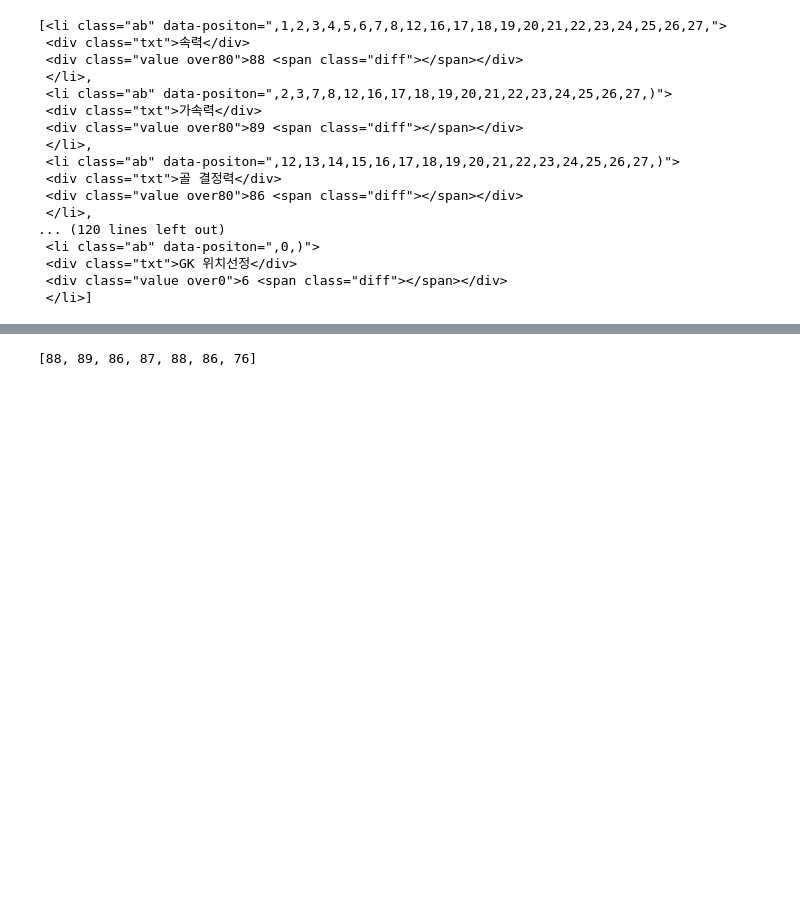
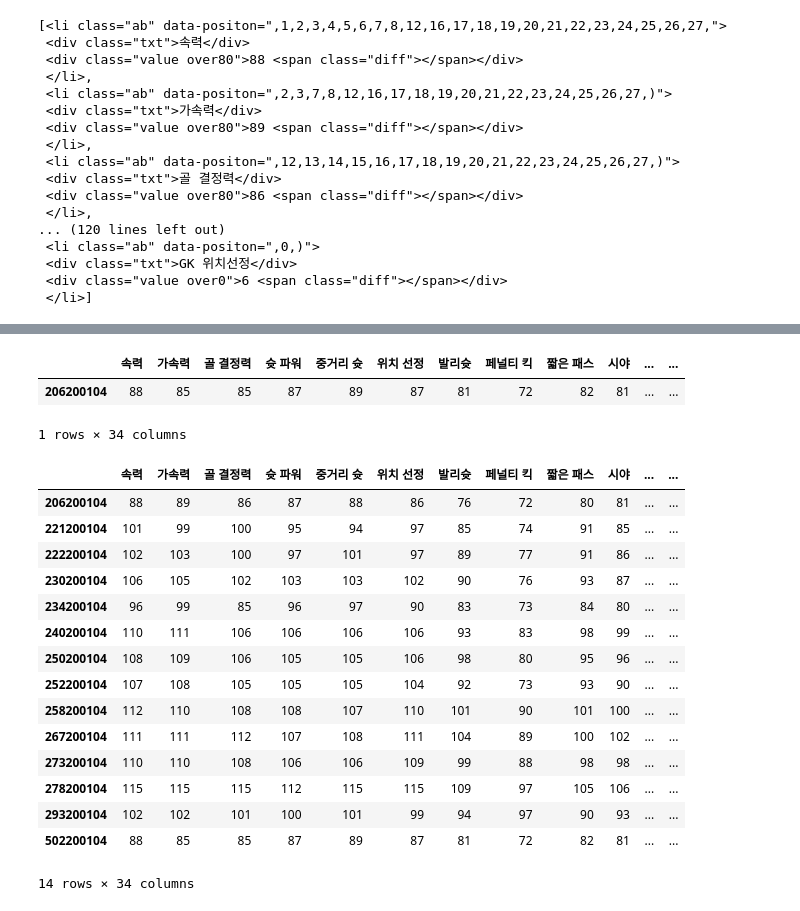
Before and after one commit to jikukjs/FiFa4_API_project, a Jupyter notebook: main.ipynb, the cells around one changed output, grey strips where cells are left out. Drawn from its saved outputs; the diff is of its cells as text; code cells hidden in the pictures; blank space fills up the shorter version.

```diff
--- a/main.ipynb
+++ b/main.ipynb
@@ -289,10 +298,14 @@ bs.select('#middle > div > div > div:nth-child(2) > div.content.data_detail > di
 len_ability = len(bs.select('#middle > div > div > div:nth-child(2) > div.content.data_detail > div > div.content_bottom > ul.data_wrap > li.ab'))
 # %%
 ability_list = []
+ability_name_list = []
 for idx in range(len_ability):
     string =  bs.select('#middle > div > div > div:nth-child(2) > div.content.data_detail > div > div.content_bottom > ul.data_wrap > li.ab')[idx].text
     ability_number = re.findall(r'\d+', string)
+    ability_name = re.compile('[가-힣|A-Z ]+').findall(string)
     ability_list.extend(ability_number)
+    ability_name_list.extend(ability_name)
 ability_list = list(map(int,ability_list))
-ability_list
+ability_name_list = ability_name_list[0::2]
+#ability_name_list
 # %% [output]
@@ -316,10 +329,55 @@ ability_list
+# %%
+heungmin_ability = pd.DataFrame(ability_list,index=ability_name_list, columns=['206200104'])
+heungmin_ability.transpose()
+# %% [output]
+|  | 속력 | 가속력 | 골 결정력 | 슛 파워 | 중거리 슛 | 위치 선정 | 발리슛 | 페널티 킥 | 짧은 패스 | 시야 | ... | ... |
+| 206200104 | 88 | 85 | 85 | 87 | 89 | 87 | 81 | 72 | 82 | 81 | ... | ... |
+1 rows × 34 columns
 # %%
-ability_list = []
-for idx in range(7):
-    string =  bs.select('#middle > div > div > div:nth-child(2) > div.content.data_detail > div > div.content_bottom > ul.data_wrap > li.ab')[idx].text
-    ability_number = re.findall(r'\d+', string)
-    ability_list.extend(ability_number)
-ability_list = list(map(int,ability_list))
-ability_list
+def heungmin_ability_func(spid):
+    response = requests.get(
+    f'https://fifaonline4.nexon.com/DataCenter/PlayerInfo?spid={spid}',
+    headers={
+        'User-Agent': 'Mozilla 5.0'
+        }
+    )
+    bs = BeautifulSoup(response.text, 'lxml')
+
+    ability_list = []
+    ability_name_list = []
+    for idx in range(len_ability):
+        string =  bs.select('#middle > div > div > div:nth-child(2) > div.content.data_detail > div > div.content_bottom > ul.data_wrap > li.ab')[idx].text
+        ability_number = re.findall(r'\d+', string)
+        ability_name = re.compile('[가-힣|A-Z ]+').findall(string)
+        ability_list.extend(ability_number)
+        ability_name_list.extend(ability_name)
+    ability_list = list(map(int,ability_list))
+    ability_name_list = ability_name_list[0::2]
+
+    return ability_list,ability_name_list
-# %% [output]
-[88, 89, 86, 87, 88, 86, 76]
+# %%
+heungmin_ability = pd.DataFrame()
+for spid in no_duplicates_heungmin:
+    ability_list,ability_name_list = heungmin_ability_func(spid)
+    temp = pd.DataFrame(ability_list,index=ability_name_list, columns=[spid])
+    temp = temp.transpose()
+    heungmin_ability = heungmin_ability.append(temp)
+# %%
+heungmin_ability
+# %% [output]
+|  | 속력 | 가속력 | 골 결정력 | 슛 파워 | 중거리 슛 | 위치 선정 | 발리슛 | 페널티 킥 | 짧은 패스 | 시야 | ... | ... |
+| 206200104 | 88 | 89 | 86 | 87 | 88 | 86 | 76 | 72 | 80 | 81 | ... | ... |
+| 221200104 | 101 | 99 | 100 | 95 | 94 | 97 | 85 | 74 | 91 | 85 | ... | ... |
+| 222200104 | 102 | 103 | 100 | 97 | 101 | 97 | 89 | 77 | 91 | 86 | ... | ... |
+| 230200104 | 106 | 105 | 102 | 103 | 103 | 102 | 90 | 76 | 93 | 87 | ... | ... |
+| 234200104 | 96 | 99 | 85 | 96 | 97 | 90 | 83 | 73 | 84 | 80 | ... | ... |
+| 240200104 | 110 | 111 | 106 | 106 | 106 | 106 | 93 | 83 | 98 | 99 | ... | ... |
+| 250200104 | 108 | 109 | 106 | 105 | 105 | 106 | 98 | 80 | 95 | 96 | ... | ... |
+| 252200104 | 107 | 108 | 105 | 105 | 105 | 104 | 92 | 73 | 93 | 90 | ... | ... |
+| 258200104 | 112 | 110 | 108 | 108 | 107 | 110 | 101 | 90 | 101 | 100 | ... | ... |
+| 267200104 | 111 | 111 | 112 | 107 | 108 | 111 | 104 | 89 | 100 | 102 | ... | ... |
+| 273200104 | 110 | 110 | 108 | 106 | 106 | 109 | 99 | 88 | 98 | 98 | ... | ... |
+| 278200104 | 115 | 115 | 115 | 112 | 115 | 115 | 109 | 97 | 105 | 106 | ... | ... |
+| 293200104 | 102 | 102 | 101 | 100 | 101 | 99 | 94 | 97 | 90 | 93 | ... | ... |
+| 502200104 | 88 | 85 | 85 | 87 | 89 | 87 | 81 | 72 | 82 | 81 | ... | ... |
+14 rows × 34 columns
```
Also changed, not shown: parts of 8 cells of this notebook.
